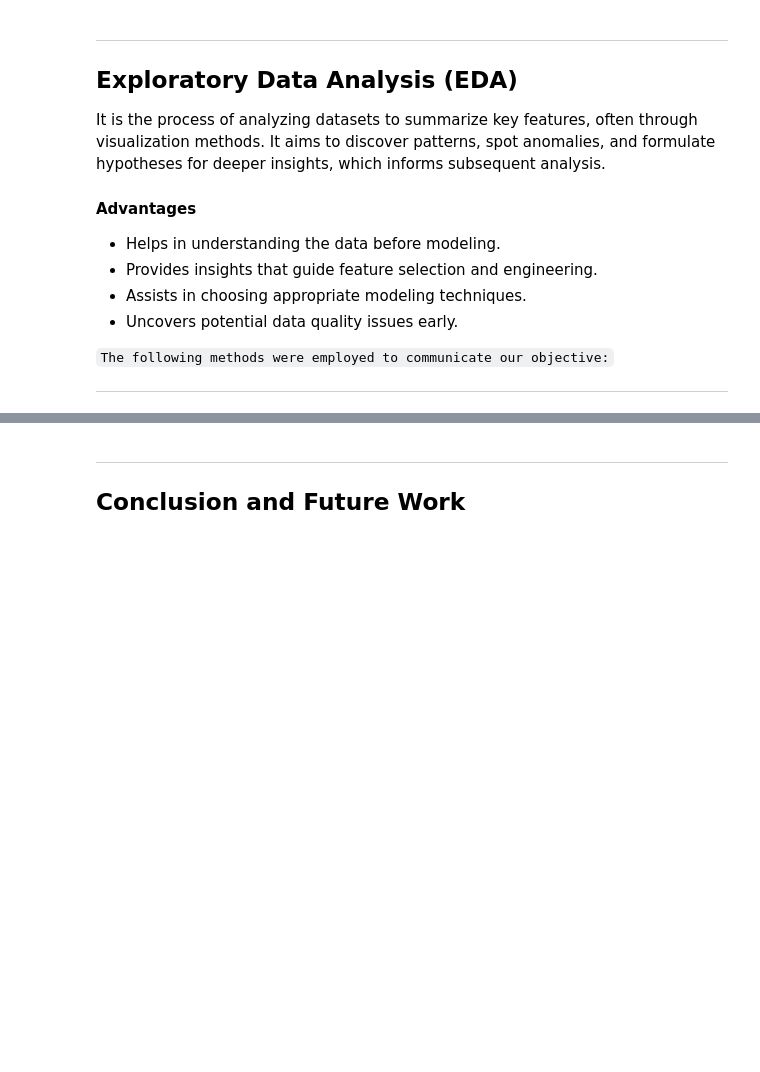
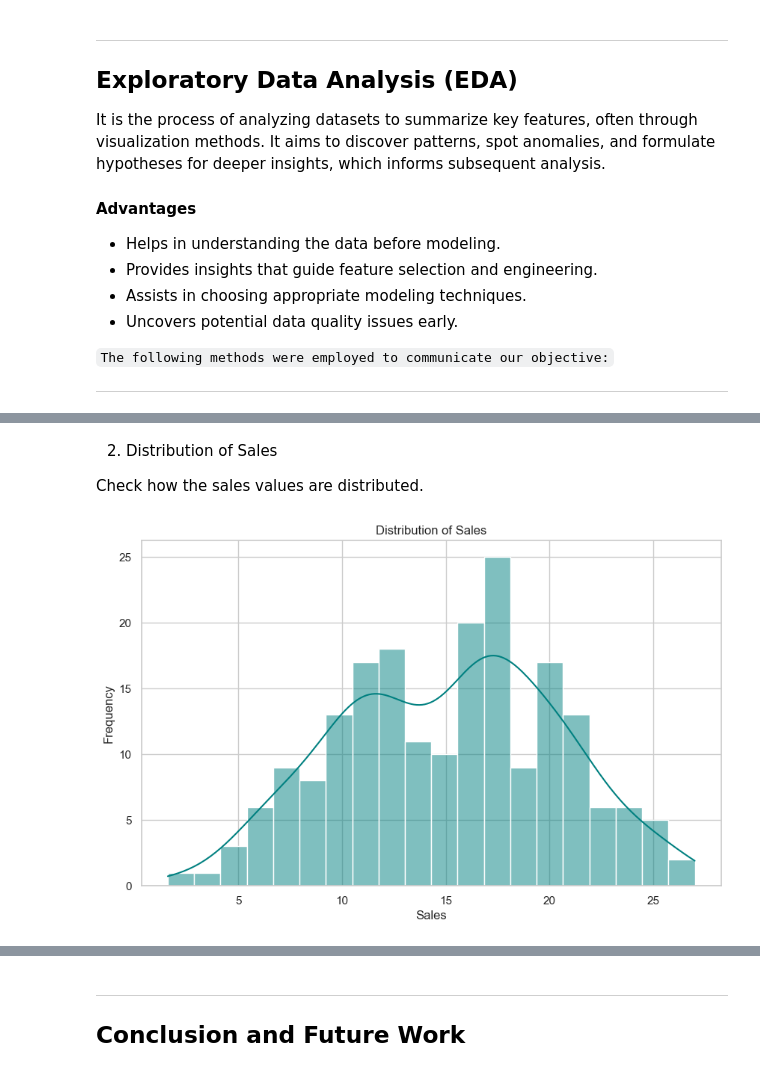
Before and after one commit to NoziphoNdebele/2025_Data_Science_Projects, a Jupyter notebook: SALES_PREDICTION_USING_PYTHON/SALES_PREDICTION_USING_PYTHON.ipynb, the cells around one changed output, grey strips where cells are left out. Drawn from its saved outputs; the diff is of its cells as text; code cells hidden in the pictures; blank space fills up the shorter version.

```diff
--- a/SALES_PREDICTION_USING_PYTHON/SALES_PREDICTION_USING_PYTHON.ipynb
+++ b/SALES_PREDICTION_USING_PYTHON/SALES_PREDICTION_USING_PYTHON.ipynb
@@ -321,0 +339,12 @@ It is the process of analyzing datasets to summarize key features, often through
+# %% [markdown]
+2. Distribution of Sales
+
+Check how the sales values are distributed.
+# %%
+sns.histplot(df_copy['Sales'], kde=True, bins=20, color='teal')
+plt.title('Distribution of Sales')
+plt.xlabel('Sales')
+plt.ylabel('Frequency')
+plt.show()
+# %% [output]
+[figure, added]
```
Also changed, not shown: parts of 10 cells of this notebook, 1 other file.
